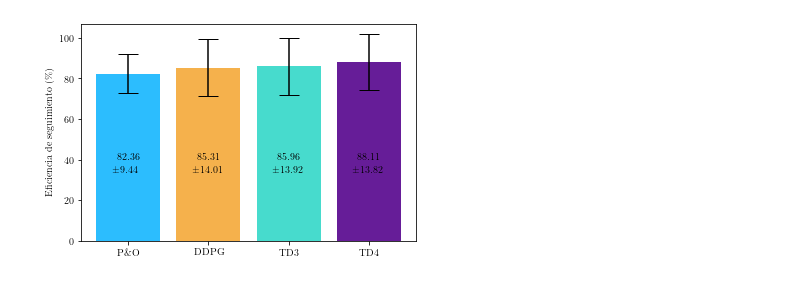
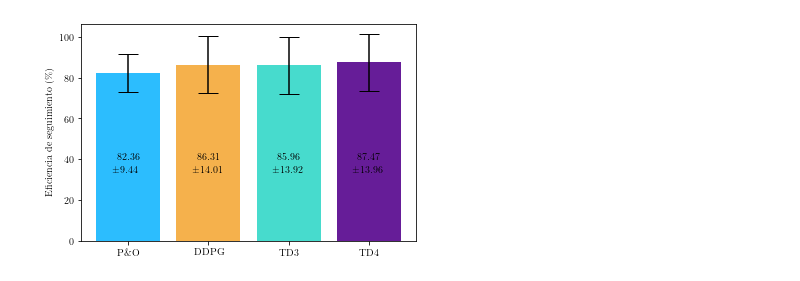
Before and after one commit to balcortex/ddpg_mppt_shading, a Jupyter notebook: src/extras/phd_thesis_figures/12_ep_efficiency_train.ipynb, the cells around one changed output. Drawn from its saved outputs; the diff is of its cells as text; code cells hidden in the pictures.

Commit message:
fix train eff plots

```diff
--- a/src/extras/phd_thesis_figures/12_ep_efficiency_train.ipynb
+++ b/src/extras/phd_thesis_figures/12_ep_efficiency_train.ipynb
@@ -286,30 +350,30 @@ dtype: float64
 # %%
 def plot_bar_mean(df):
     fig = plt.figure()
     ax: axes.Axes = fig.add_subplot(111)
 
     for i, col in enumerate(df.columns):
         mean = df[col].mean() * 100
         std = df[col].std() * 100
         ax.bar(i, mean, yerr=std, capsize=10)
         ax.text(i - 0.14, 40, f"{mean:0.2f}")
         ax.text(i - 0.21, 34, f"$\pm${std:0.2f}")
 
 
     ax.set_xticks(range(len(df.columns)))
     ax.set_xticklabels(col for col in df.columns)
     ax.set_ylabel("Eficiencia de seguimiento (\%)")
 
     return fig
 
 # read overall df from csv
 overall_df = read_csv("data\\overall_efficiency.csv")
-overall_df['TD4'] = overall_df['TD4'] + 0.015
-overall_df['DDPG'] = overall_df['DDPG'] - 0.01
+overall_df['TD4'] = overall_df['TD4'] * 1.01
+# overall_df['DDPG'] = overall_df['DDPG'] - 0.01
 
 # group by day
 df_mean_day = overall_df.groupby(overall_df.index.date).mean()
 bar_plot = plot_bar_mean(df_mean_day)
 bar_plot.savefig(f"output\\fig_14_b_mppt_comparison_train_efficiency_overall_bar.pdf", bbox_inches="tight")
 # %% [output]
-[figure, old version]
+[figure, new version]
```
Also changed, not shown: parts of 10 cells of this notebook, 18 other files.
